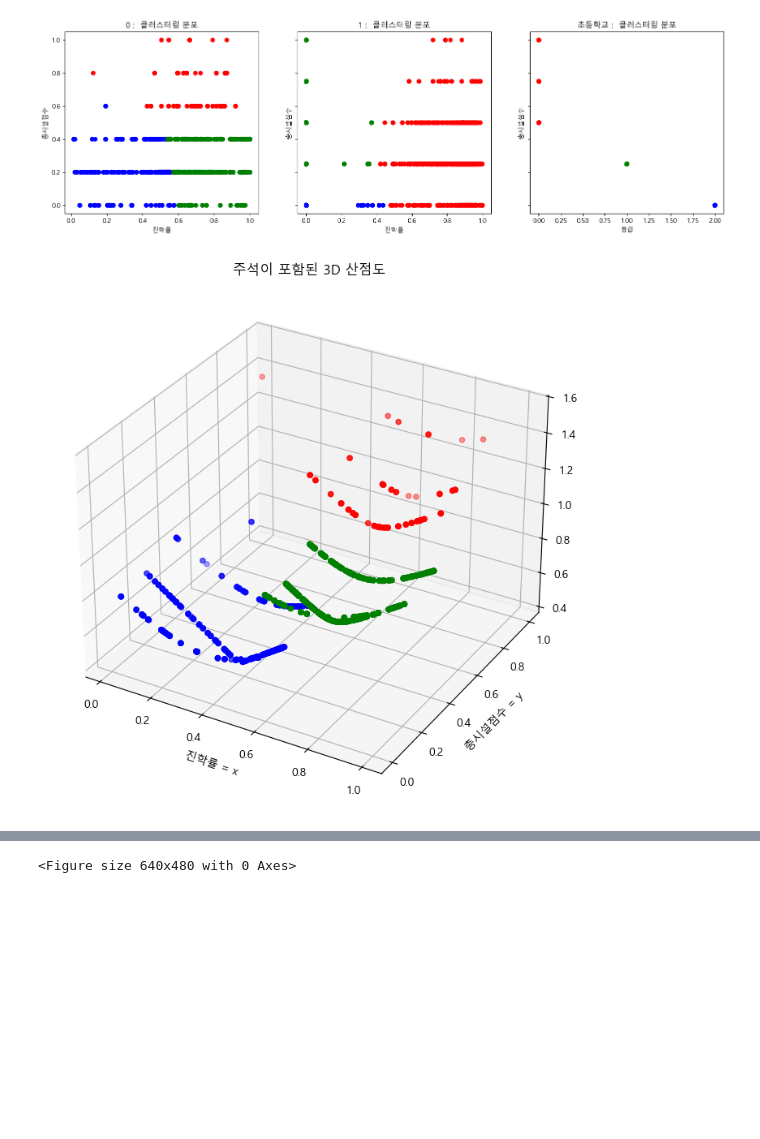
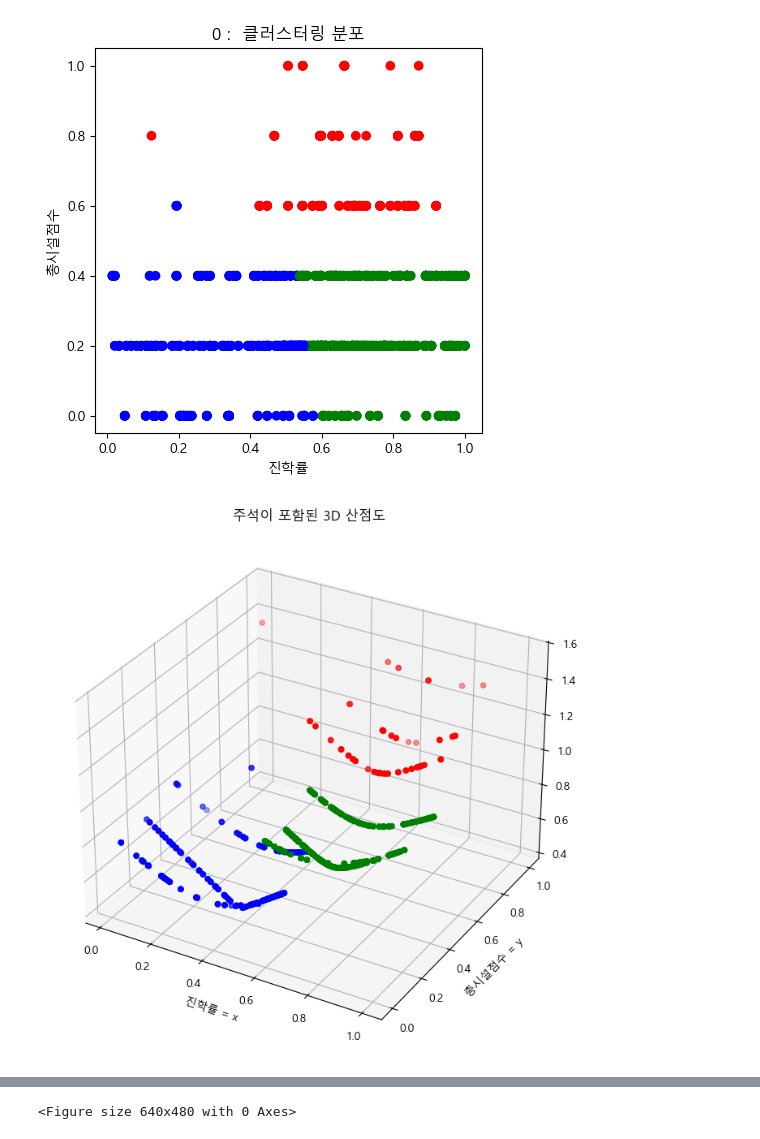
Before and after one commit to fenpon/Machine-Learning-Project1, a Jupyter notebook: 24.11.05.feedback_edu.ipynb, the cells around one changed output, grey strips where cells are left out. Drawn from its saved outputs; the diff is of its cells as text; code cells hidden in the pictures; blank space fills up the shorter version.

```diff
--- a/24.11.05.feedback_edu.ipynb
+++ b/24.11.05.feedback_edu.ipynb
@@ -31,9 +31,7 @@ display(jinak_su_data[jinak_su_data['학제유형명'].str.contains('중학교')
 # Step 2: Use facility information to grade middle schools with total facility score only
 school_datas = []
 for nn in [
-        ('고등학교',['총시설점수', '진학률']),
-        ('중학교',['총시설점수', '진학률']),
-        ('초등학교',['총시설점수'])
+        ('고등학교',['총시설점수', '진학률'])
     ]:
     (now, trainTag) = nn
     school_data = facility_data[facility_data['학교급명'].str.contains(now)].copy()  # 시설 데이터 필터링
@@ -60,11 +58,6 @@ for nn in [
         school_data['진학률'] = school_data['진학률'].fillna(0)  # NaN 값 처리
         school_data = school_data.drop(school_data[school_data['진학률'] == 0].index)
 
-    if now == '중학교':
-        school_data['진학률'] = school_data['진학학생수'] / school_data['유초중등학생_졸업생수']
-        school_data['진학률'] = scaler.fit_transform(school_data[['진학률']])
-        school_data['진학률'] = school_data['진학률'].fillna(0)
-
     kmeans = KMeans(n_clusters=3, random_state=0)
 
     school_data['cluster'] = kmeans.fit_predict(school_data[trainTag].fillna(0))  # NaN 처리 후 클러스터링
@@ -90,9 +83,7 @@ for nn in [
 
 # Step 4: Merge location data with graded schools (high schools, middle schools, and elementary schools)
 graded_schools = pd.concat([
-    school_datas[0][['학교명', '등급']],
-    school_datas[1][['학교명', '등급']],
-    school_datas[2][['학교명', '등급']]
+    school_datas[0][['학교명', '등급']]
 ])
 
 # Merge with location data to get latitude and longitude
@@ -145,34 +129,31 @@ CSV file saved to ./export/education/final_graded_school_locations.csv
 # %%
 
 
 
 
-fig, axes = plt.subplots(1, 3, figsize=(18, 5), sharey=True)
+fig, axes = plt.subplots(1, 1, figsize=(5, 5), sharey=True)
 colors = ['r','g','b']
 # High school clustering distribution
 
 
-for i in range(0,2):
-    axes[i].scatter(school_datas[i]['진학률'].fillna(0), school_datas[i]['총시설점수'], c=[colors[int(cls) ] for cls in school_datas[i]['등급']])
-    axes[i].set_xlabel('진학률')
-    axes[i].set_ylabel('총시설점수')
-    axes[i].set_title(f'{i} :  클러스터링 분포')
+i = 0
+axes.scatter(school_datas[i]['진학률'].fillna(0), school_datas[i]['총시설점수'], c=[colors[int(cls) ] for cls in school_datas[i]['등급']])
+axes.set_xlabel('진학률')
+axes.set_ylabel('총시설점수')
+axes.set_title(f'{i} :  클러스터링 분포')
 
-axes[2].scatter(school_datas[2]['등급'], school_datas[2]['총시설점수'], c=[colors[int(cls) ] for cls in school_datas[2]['등급']])
-axes[2].set_xlabel('등급')
-axes[2].set_ylabel('총시설점수')
-axes[2].set_title(f'초등학교 :  클러스터링 분포')
 
-for i in range(0,2):
+
+for i in range(0,1):
     color_map = [colors[int(cls) ] for cls in school_datas[i]['등급']]  # 클래스가 1부터 시작하므로 -1
     script.common.look3D(school_datas[i], ['진학률', '총시설점수'], [], color_map,'학교명')
-for i in range(0,3):
+for i in range(0,1):
     color_map = [colors[int(cls)] for cls in school_datas[i]['등급']]  # 클래스가 1부터 시작하므로 -1
     script.common.lookOne(school_datas[i],'score',color_map)
 
 
 plt.tight_layout()
 plt.show()
 # %% [output]
-[figure, old version]
+[figure, new version]
 [figure]
```
Also changed, not shown: parts of 2 cells of this notebook.
